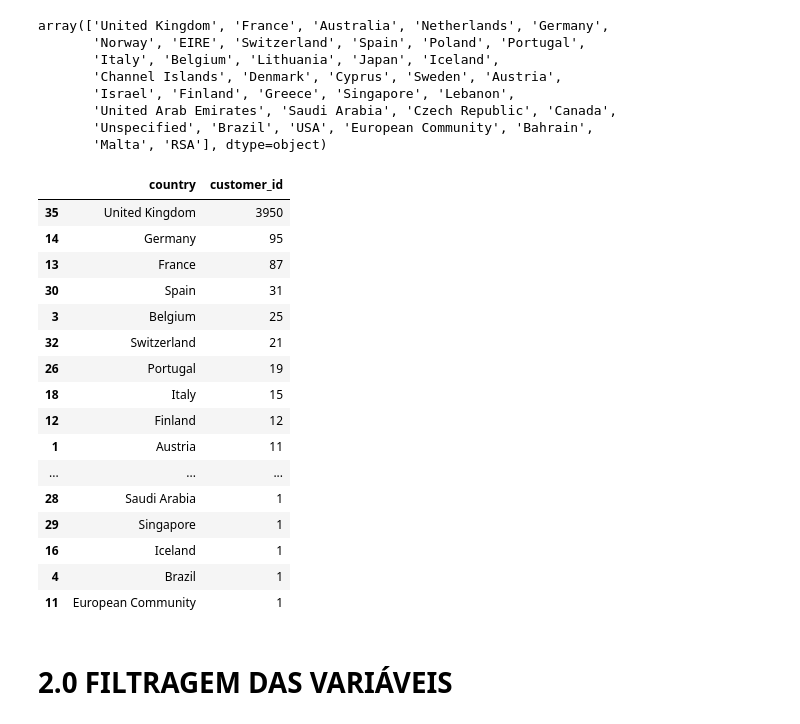
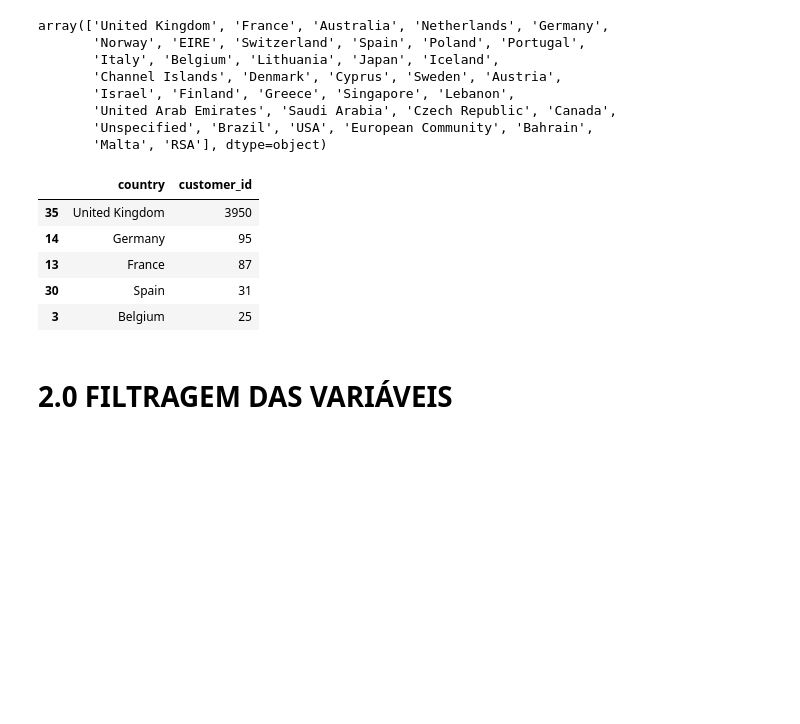
Before and after one commit to matheusventurads/loyalty-clustering-programm, a Jupyter notebook: notebooks/c03-mv-descriptive-analysis.ipynb, the cells around one changed output. Saved outputs shown, nothing was run; the diff lists cells and outputs as text; code cells hidden in the pictures; blank space fills up the shorter version.

```diff
--- a/notebooks/c03-mv-descriptive-analysis.ipynb
+++ b/notebooks/c03-mv-descriptive-analysis.ipynb
@@ -358,25 +358,14 @@ array(['United Kingdom', 'France', 'Australia', 'Netherlands', 'Germany',
        'Unspecified', 'Brazil', 'USA', 'European Community', 'Bahrain',
        'Malta', 'RSA'], dtype=object)
 # %%
-df1[['customer_id', 'country']].drop_duplicates().groupby('country').count().reset_index().sort_values('customer_id', ascending=False)
+df1[['customer_id', 'country']].drop_duplicates().groupby('country').count().reset_index().sort_values('customer_id', ascending=False).head()
 # %% [output]
 |  | country | customer_id |
 | 35 | United Kingdom | 3950 |
 | 14 | Germany | 95 |
 | 13 | France | 87 |
 | 30 | Spain | 31 |
 | 3 | Belgium | 25 |
-| 32 | Switzerland | 21 |
-| 26 | Portugal | 19 |
-| 18 | Italy | 15 |
-| 12 | Finland | 12 |
-| 1 | Austria | 11 |
-| ... | ... | ... |
-| 28 | Saudi Arabia | 1 |
-| 29 | Singapore | 1 |
-| 16 | Iceland | 1 |
-| 4 | Brazil | 1 |
-| 11 | European Community | 1 |
 # %% [markdown]
 # 2.0 FILTRAGEM DAS VARIÁVEIS
 # %%
```
Also changed, not shown: parts of 18 cells of this notebook.
